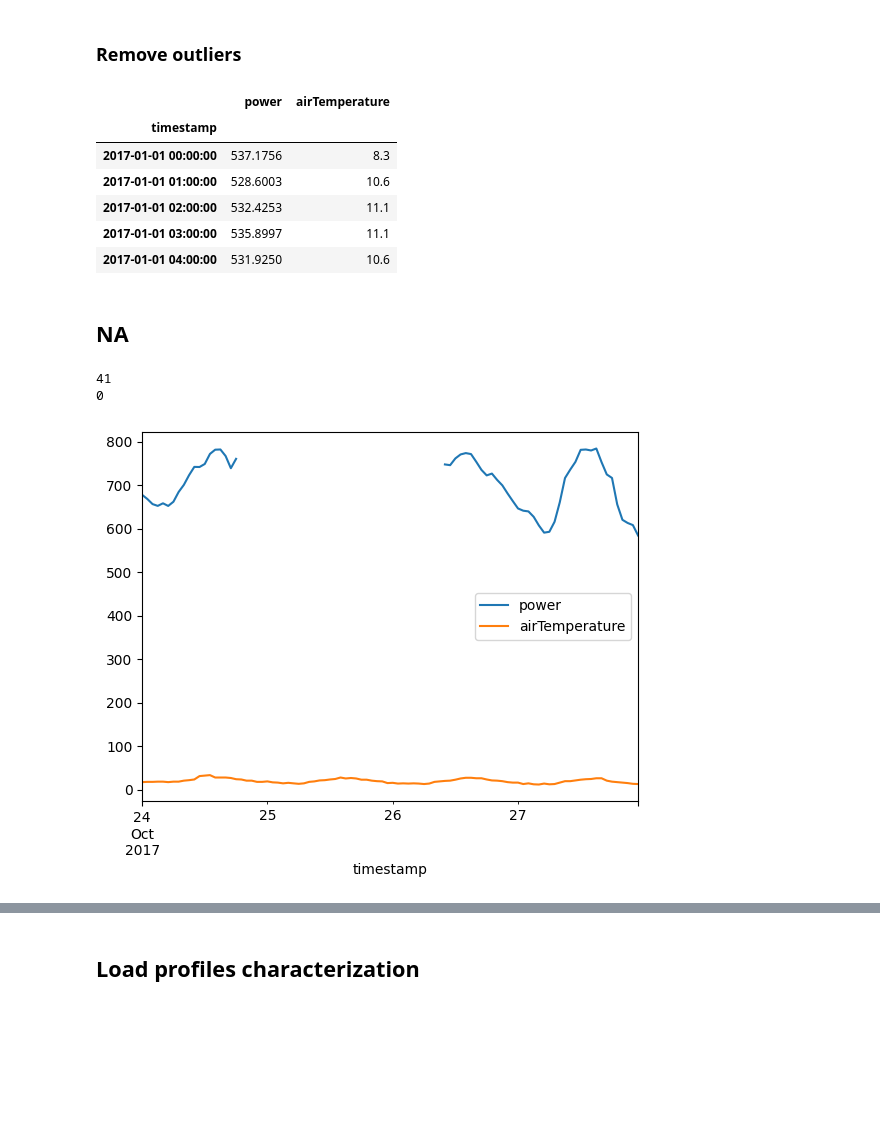
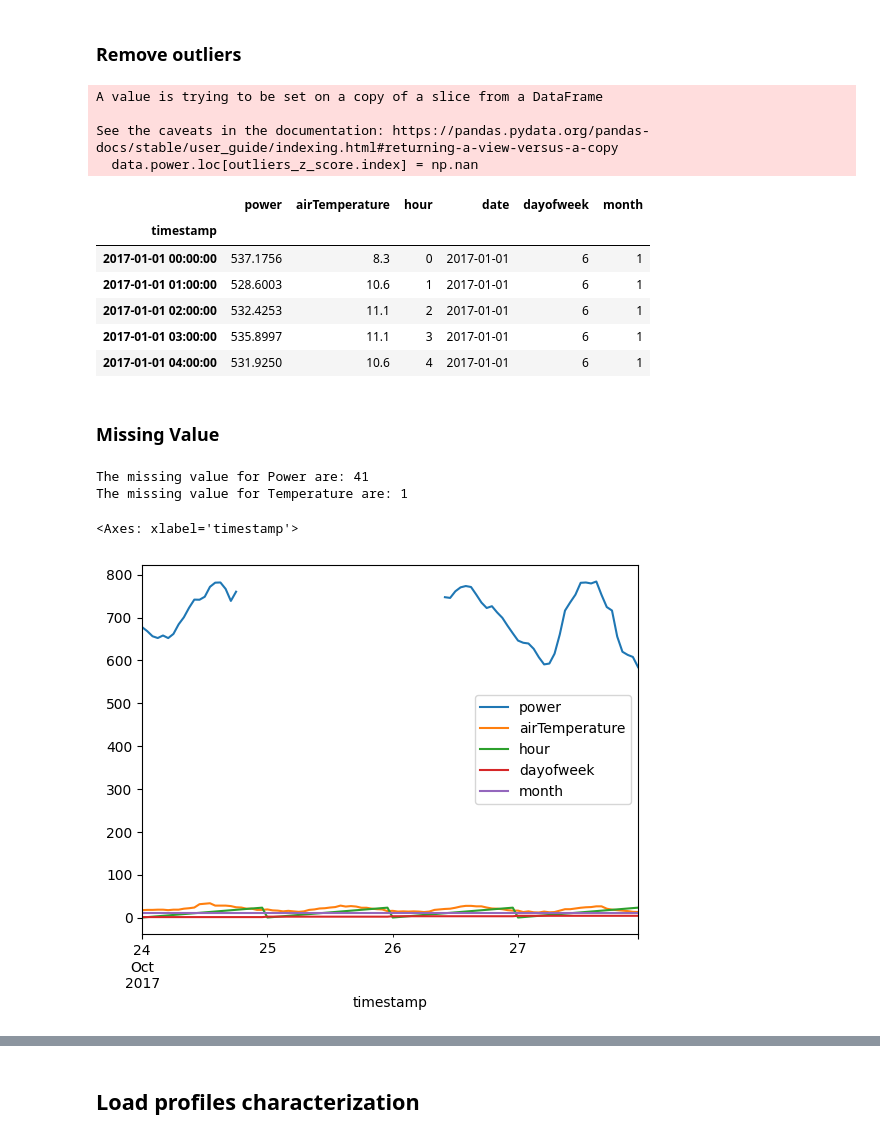
Before and after one commit to SimoneMicheli/dataScienceCourse-group5, a Jupyter notebook: solution.ipynb, the cells around one changed output, grey strips where cells are left out. Cells and saved outputs as stored; diff of their text form; code cells hidden in the pictures; blank space fills up the shorter version.

```diff
--- a/solution.ipynb
+++ b/solution.ipynb
@@ -16,11 +20,13 @@ building_df.set_index('timestamp',inplace=True)
 weather_df.drop_duplicates(inplace=True)
 weather_df.set_index('timestamp',inplace=True)
 
-data = building_df.join(weather_df,how='left',on='timestamp')
+data = building_df.join(weather_df,how='left',on='timestamp') # we chose the left join because there are some missing dates in weather.csv
 
 data['hour'] = data.index.hour
 #data['date'] = data.index.map(lambda t:t.strftime('%Y-%m-%d'))
 data['date'] = data.index.date
+data['dayofweek'] = data.index.dayofweek
+data['month'] = data.index.month
 
 data['power'].plot()
 # %% [output]
@@ -38,16 +50,14 @@ z_scores = (data['power'] - data['power'].mean()) / data['power'].std()
 std_limit = 3
 
 # identify outliers as data points with z-score greater than std_limit or less than -std_limit
-outliers = data['power'][(z_scores > std_limit) | (z_scores < -std_limit)]
+outliers_z_score = data['power'][(z_scores > std_limit) | (z_scores < -std_limit)]
 
-print(outliers)
+print(outliers_z_score)
 
 # plot column 'a' with outlier in red
 plt.plot(data['power'])
-plt.plot(outliers.index, data.loc[outliers.index, 'power'], 'ro')
+plt.plot(outliers_z_score.index, data.loc[outliers_z_score.index, 'power'], 'ro')
 plt.show()
-
-outliers_z_score = outliers
 # %% [output]
 timestamp
 2017-09-27 14:00:00    849.7478
@@ -98,28 +104,28 @@ data.power.loc[outliers_z_score.index] = np.nan
 
 data.head()
 # %% [output]
+A value is trying to be set on a copy of a slice from a DataFrame
+
+See the caveats in the documentation: https://pandas.pydata.org/pandas-docs/stable/user_guide/indexing.html#returning-a-view-versus-a-copy
+  data.power.loc[outliers_z_score.index] = np.nan
-|  | power | airTemperature |
-| timestamp |  |  |
-| 2017-01-01 00:00:00 | 537.1756 | 8.3 |
-| 2017-01-01 01:00:00 | 528.6003 | 10.6 |
-| 2017-01-01 02:00:00 | 532.4253 | 11.1 |
-| 2017-01-01 03:00:00 | 535.8997 | 11.1 |
-| 2017-01-01 04:00:00 | 531.9250 | 10.6 |
+|  | power | airTemperature | hour | date | dayofweek | month |
+| timestamp |  |  |  |  |  |  |
+| 2017-01-01 00:00:00 | 537.1756 | 8.3 | 0 | 2017-01-01 | 6 | 1 |
+| 2017-01-01 01:00:00 | 528.6003 | 10.6 | 1 | 2017-01-01 | 6 | 1 |
+| 2017-01-01 02:00:00 | 532.4253 | 11.1 | 2 | 2017-01-01 | 6 | 1 |
+| 2017-01-01 03:00:00 | 535.8997 | 11.1 | 3 | 2017-01-01 | 6 | 1 |
+| 2017-01-01 04:00:00 | 531.9250 | 10.6 | 4 | 2017-01-01 | 6 | 1 |
-# %% [markdown]
-## NA
+# %% [markdown]
+### Missing Value
 # %%
-print(data['power'].isna().sum())
-print(data['airTemperature'].isna().sum())
+print(f'The missing value for Power are:', data['power'].isna().sum())
+print(f'The missing value for Temperature are:', data['airTemperature'].isna().sum())
 # %% [output]
-41
-0
+The missing value for Power are: 41
+The missing value for Temperature are: 1
 # %%
 data[data['power'].isna()]
-
 data["2017-10-24":"2017-10-27"].plot()
-
-data['power'].interpolate('spline',limit=3,inplace=True,order=3)
-data[data['power'].isna()]
-data.dropna(subset=['power'],inplace=True)
 # %% [output]
+<Axes: xlabel='timestamp'>
-[figure, old version]
+[figure, new version]
```
Also changed, not shown: parts of 27 cells of this notebook.
